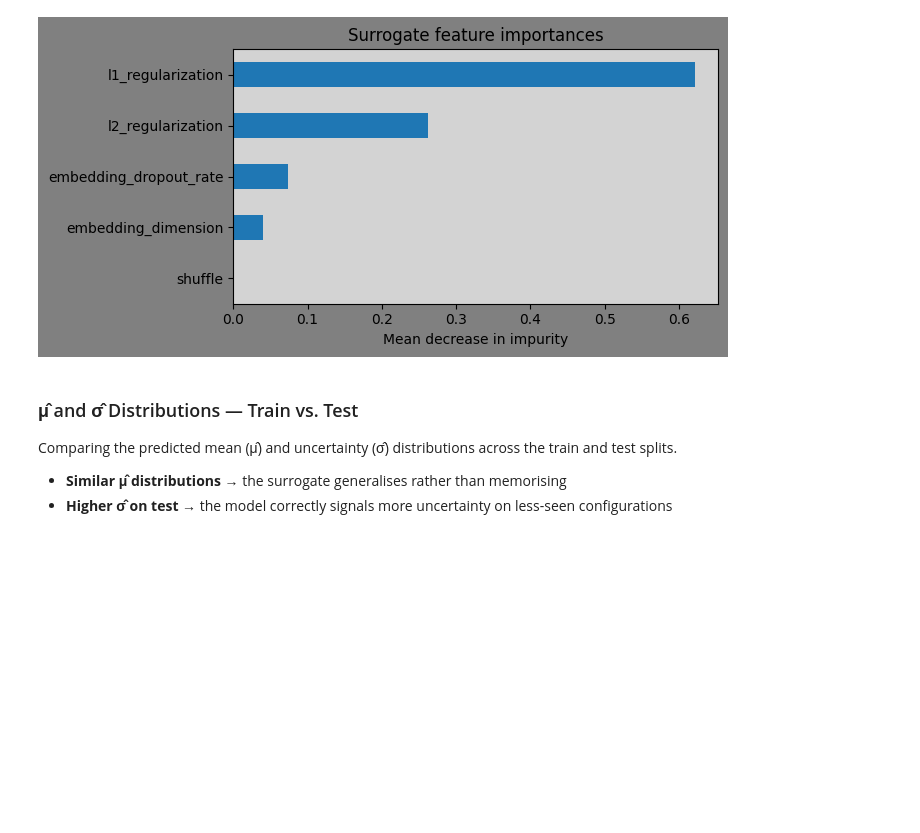
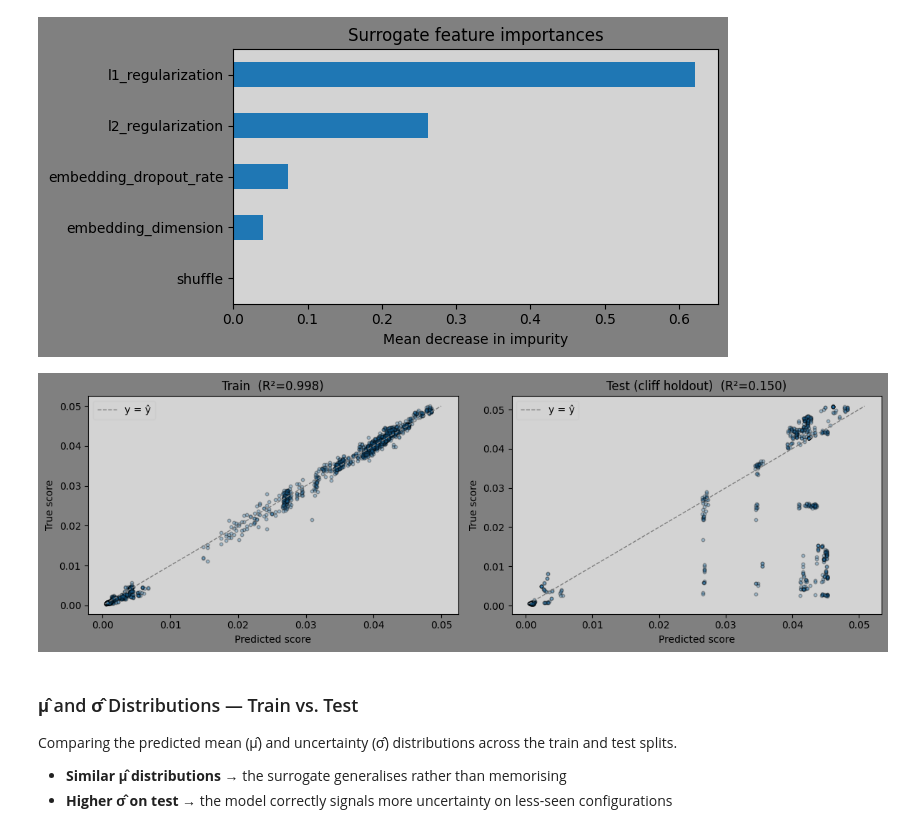
Before and after one commit to chaald/peppermint-matrix, a Jupyter notebook: notebooks/parameter_analysis/surrogate_model.ipynb, the cells around one changed output. Cells and saved outputs as stored; diff of their text form; code cells hidden in the pictures; blank space fills up the shorter version.

Commit message:
surrogate model proper

```diff
--- a/notebooks/parameter_analysis/surrogate_model.ipynb
+++ b/notebooks/parameter_analysis/surrogate_model.ipynb
@@ -260,6 +260,30 @@ Test target range: [0.0004, 0.0509]
 Held-out R²:  0.1497
 Held-out MAE: 0.0107
 [figure]
+# %%
+train_prediction = surrogate_eval.predict(train_features)
+test_prediction  = surrogate_eval.predict(test_features)
+
+axes: List[plt.Axes]
+fig, axes = plt.subplots(1, 2, figsize=(12, 4))
+
+for ax, ground_truth, prediction, label in [
+    (axes[0], train_target, train_prediction, "Train"),
+    (axes[1], test_target,  test_prediction,  "Test (cliff holdout)"),
+]:
+    ax.scatter(prediction, ground_truth, alpha=0.3, s=10)
+    lo = min(ground_truth.min(), prediction.min())
+    hi = max(ground_truth.max(), prediction.max())
+    ax.plot([lo, hi], [lo, hi], "--", linewidth=1, label="y = ŷ", color="grey")
+    ax.set_xlabel("Predicted score")
+    ax.set_ylabel("True score")
+    ax.set_title(f"{label}  (R²={r2_score(ground_truth, prediction):.3f})")
+    ax.legend()
+
+plt.tight_layout()
+plt.show()
+# %% [output]
+[figure, added]
 # %% [markdown]
 ### μ̂ and σ̂ Distributions — Train vs. Test
 
```
Also changed, not shown: parts of 1 cell of this notebook.
